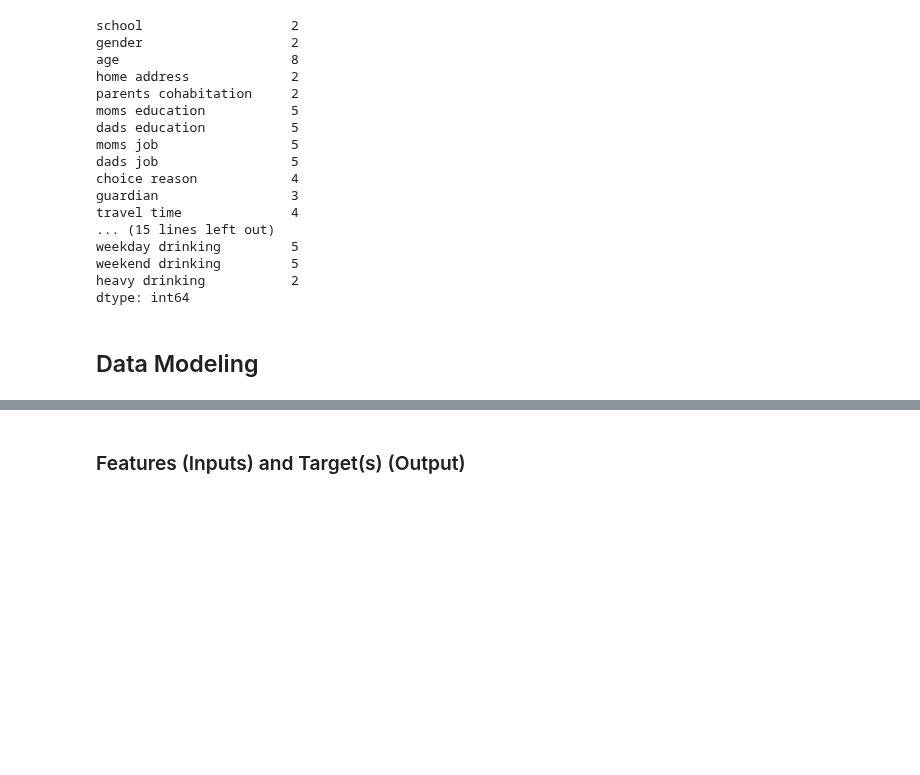
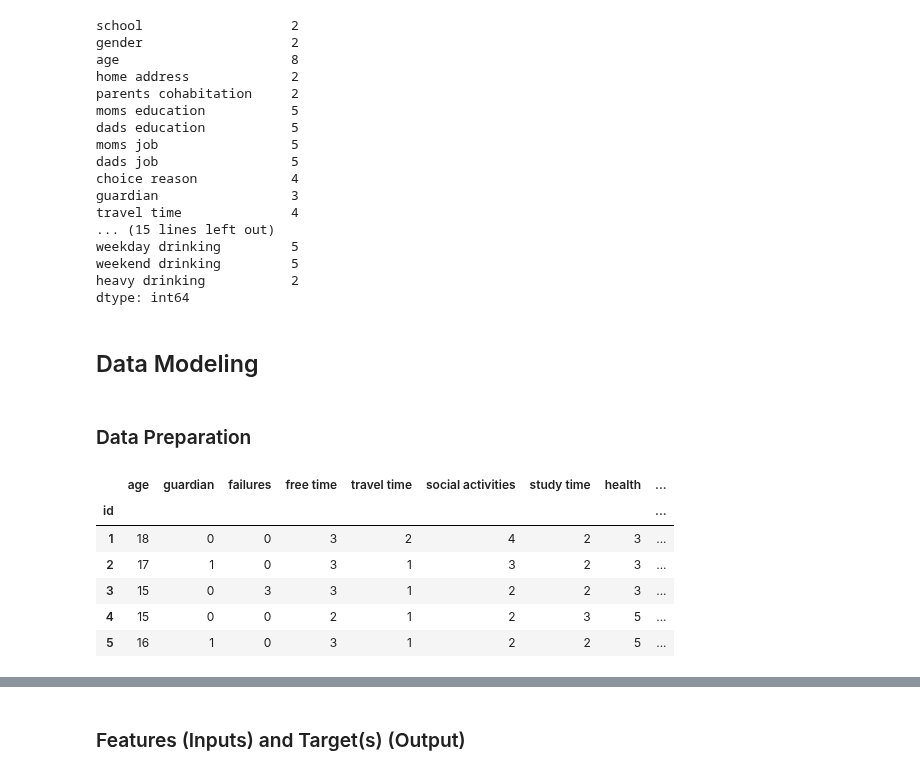
Before and after one commit to jaimiesj/health_outcomes, a Jupyter notebook: src/learn.ipynb, the cells around one changed output, grey strips where cells are left out. Cells and saved outputs as stored; diff of their text form; code cells hidden in the pictures; blank space fills up the shorter version.

```diff
--- a/src/learn.ipynb
+++ b/src/learn.ipynb
@@ -72,0 +75,16 @@ from sklearn.metrics import classification_report
+# %% [markdown]
+### Data Preparation
+# %%
+# Non-binary list
+
+non_binary = ['age', 'guardian', 'failures', 'free time', 'travel time', 'social activities', 'study time', 'health', 'family relationship', 'moms job', 'dads job', 'moms education', 'dads education', 'choice reason']
+non_binary_df = df[non_binary]
+non_binary_df[:5]
+# %% [output]
+|  | age | guardian | failures | free time | travel time | social activities | study time | health | ... |
+| id |  |  |  |  |  |  |  |  | ... |
+| 1 | 18 | 0 | 0 | 3 | 2 | 4 | 2 | 3 | ... |
+| 2 | 17 | 1 | 0 | 3 | 1 | 3 | 2 | 3 | ... |
+| 3 | 15 | 0 | 3 | 3 | 1 | 2 | 2 | 3 | ... |
+| 4 | 15 | 0 | 0 | 2 | 1 | 2 | 3 | 5 | ... |
+| 5 | 16 | 1 | 0 | 3 | 1 | 2 | 2 | 5 | ... |
```
Also changed, not shown: parts of 20 cells of this notebook, 4 other files.
